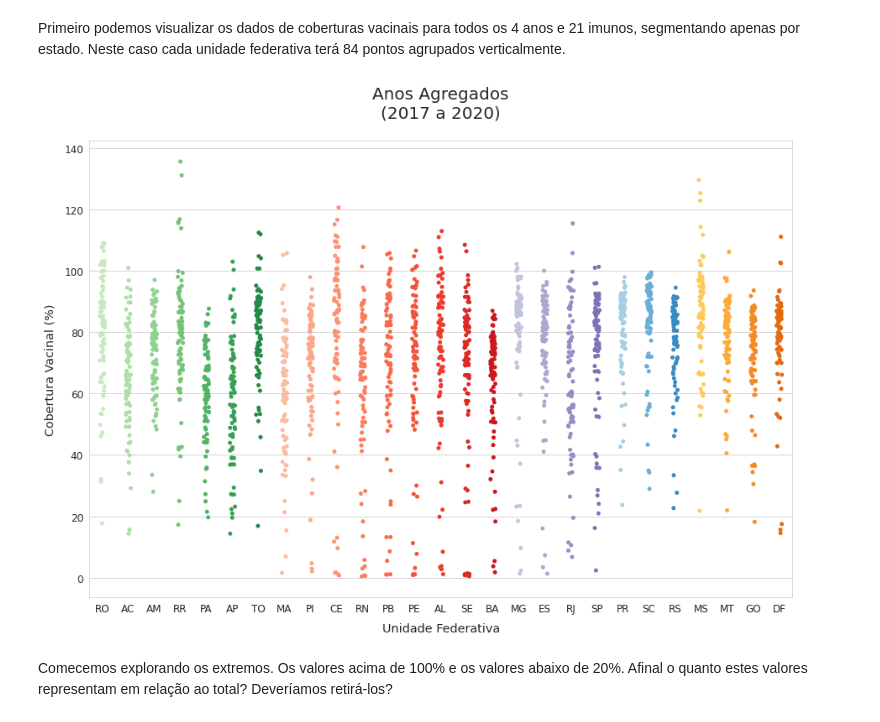
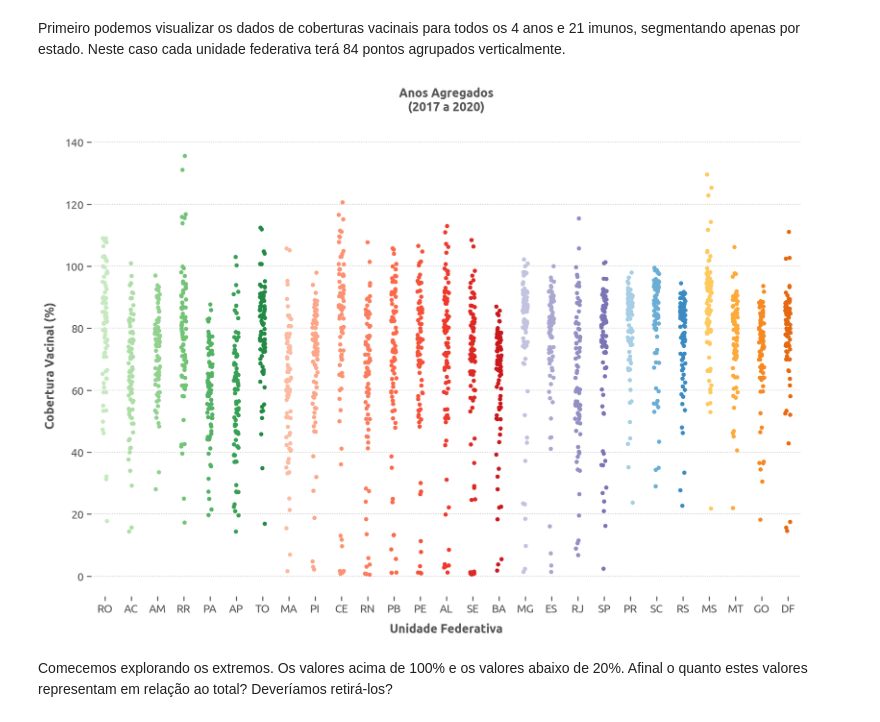
Before and after one commit to ecdyzone/cobertura-vacinal-estados-brasil, a Jupyter notebook: notebooks/3_-_analise_e_conclusoes.ipynb, the cells around one changed output. Drawn from its saved outputs; the diff is of its cells as text; code cells hidden in the pictures.

```diff
--- a/notebooks/3_-_analise_e_conclusoes.ipynb
+++ b/notebooks/3_-_analise_e_conclusoes.ipynb
@@ -43,4 +46,5 @@ from my_plots import mono_br_geoplot, double_br_geoplot, podium_swarmplot
 # %%
+# function for printing colored html texts
 def print_html(text: str, alert_type: str = '', fontsize:str = 'small'):
     """
     alert_type: info(blue), danger(red), warning(yellow), success(green)
@@ -49,18 +53,15 @@ def print_html(text: str, alert_type: str = '', fontsize:str = 'small'):
     alert_type = f'class="alert alert-{alert_type}"' if alert_type != '' else ''
     html = f'<div {alert_type} style="font-size: {fontsize}">{text}</div>'
     display(HTML(html))
-
-
-# setting matplotlib parameters for the whole notebook
-plt.rcParams.update({
-    'font.size': 12.0,
-    'axes.labelsize': 'large',
-    'axes.labelpad': '10.0',
-    'axes.titlesize': 20,
-    'figure.titlesize': 28,
-    'figure.titleweight':'bold',
-    'legend.title_fontsize': 'large',
-})
+# %%
+# custom matplotlib style
+plt.style.use('../matplotlib-styles/my_style.mplstyle')
+
+# HD plots
+%config InlineBackend.figure_format = 'retina'
+
+# font_scale Adjustment
+sns.set_context('notebook', font_scale=1.2)
 # %% [markdown]
 ## Referência: Cores e Siglas
 # %% [markdown]
@@ -123,16 +124,16 @@ None
 # %% [markdown]
 Primeiro podemos visualizar os dados de coberturas vacinais para todos os 4 anos e 21 imunos, segmentando apenas por estado. Neste caso cada unidade federativa terá 84 pontos agrupados verticalmente.
 # %%
-with sns.axes_style('whitegrid'):
-    fig = plt.figure(figsize=(15,10))
-    ax = fig.add_subplot()
-    sns.stripplot(ax=ax, data=imunizacao_ufs, x = 'uf', y = 'cobertura_vacinal',
-                 palette=brazil_colormaps['States'].colors)#, hue='ano')
-    ax.set_xticklabels(estados_geo.sigla.to_list())
-    ax.set(xlabel= "Unidade Federativa", ylabel= 'Cobertura Vacinal (%)', title="Anos Agregados\n(2017 a 2020)\n")
-    plt.show()
+# with sns.axes_style('whitegrid'):
+fig = plt.figure(figsize=(15,10))
+ax = fig.add_subplot()
+sns.stripplot(ax=ax, data=imunizacao_ufs, x = 'uf', y = 'cobertura_vacinal',
+             palette=brazil_colormaps['States'].colors)#, hue='ano')
+ax.set_xticklabels(estados_geo.sigla.to_list())
+ax.set(xlabel= "Unidade Federativa", ylabel= 'Cobertura Vacinal (%)', title="Anos Agregados\n(2017 a 2020)\n")
+plt.show()
 # %% [output]
-[figure, old version]
+[figure, new version]
 # %% [markdown]
 Comecemos explorando os extremos. Os valores acima de 100% e os valores abaixo de 20%. Afinal o quanto estes valores representam em relação ao total? Deveríamos retirá-los?
 # %%
```
Also changed, not shown: parts of 8 cells of this notebook, 12 other files.
